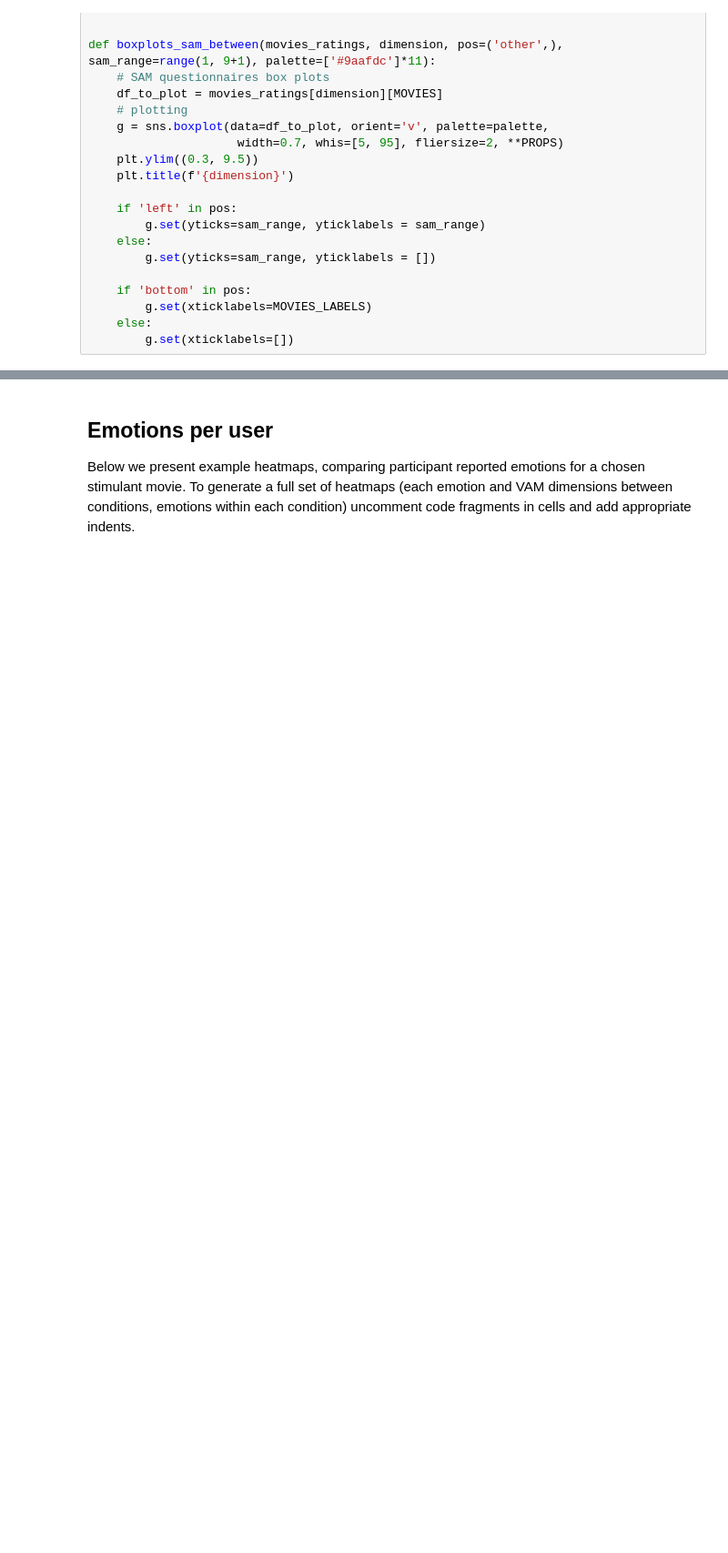
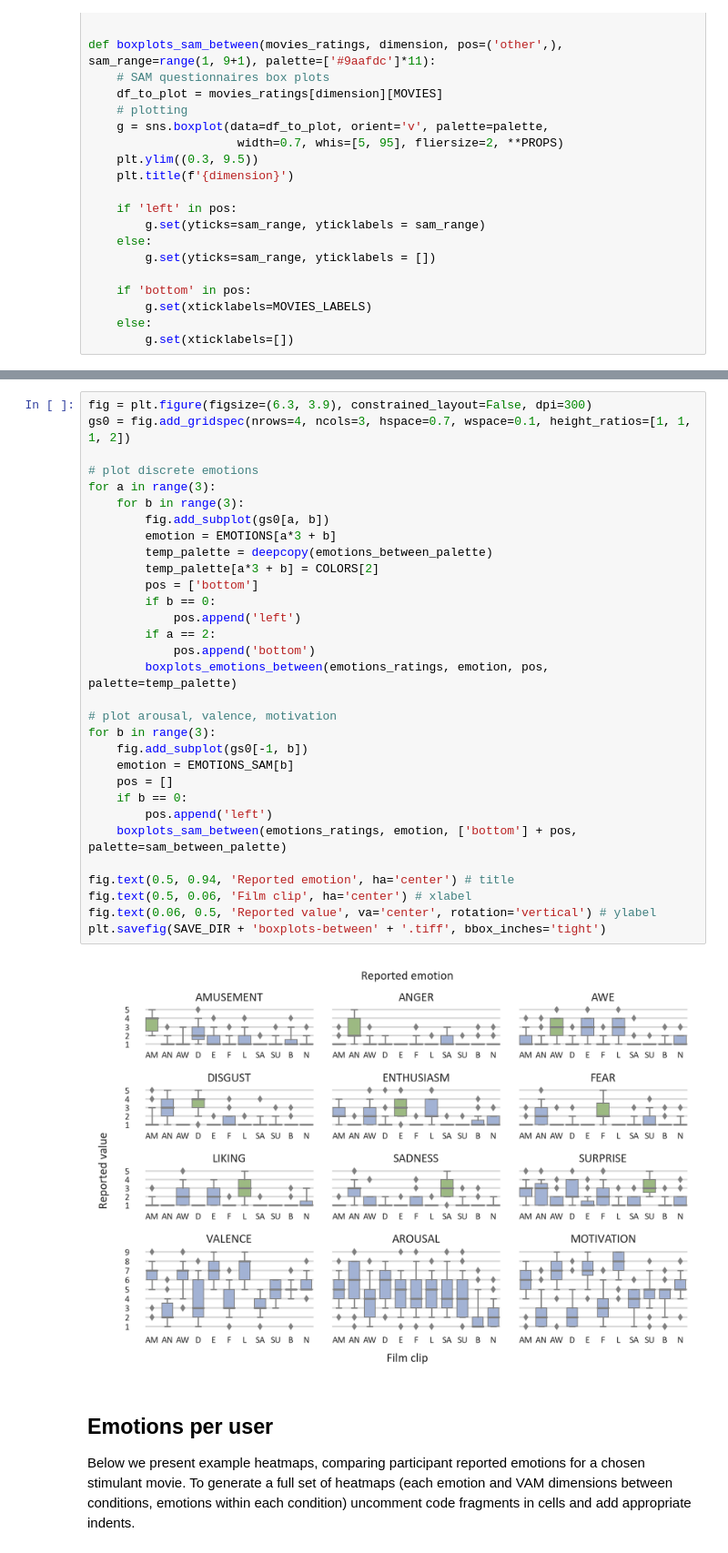
Before and after one commit to Emognition/Emognition-wearable-dataset-2020, a Jupyter notebook: questionnaires_analysis.ipynb, the cells around one changed output, grey strips where cells are left out. Shown at 91% size. Drawn from its saved outputs; the diff is of its cells as text; blank space fills up the shorter version.

```diff
--- a/questionnaires_analysis.ipynb
+++ b/questionnaires_analysis.ipynb
@@ -325,3 +323,36 @@ plt.savefig(SAVE_DIR + 'boxplots-sam-between', bbox_inches='tight')
+# %%
+fig = plt.figure(figsize=(6.3, 3.9), constrained_layout=False, dpi=300)
+gs0 = fig.add_gridspec(nrows=4, ncols=3, hspace=0.7, wspace=0.1, height_ratios=[1, 1, 1, 2])
+
+# plot discrete emotions
+for a in range(3):
+    for b in range(3):
+        fig.add_subplot(gs0[a, b])
+        emotion = EMOTIONS[a*3 + b]
+        temp_palette = deepcopy(emotions_between_palette)
+        temp_palette[a*3 + b] = COLORS[2]
+        pos = ['bottom']
+        if b == 0:
+            pos.append('left')
+        if a == 2:
+            pos.append('bottom')
+        boxplots_emotions_between(emotions_ratings, emotion, pos, palette=temp_palette)
+
+# plot arousal, valence, motivation
+for b in range(3):
+    fig.add_subplot(gs0[-1, b])
+    emotion = EMOTIONS_SAM[b]
+    pos = []
+    if b == 0:
+        pos.append('left')
+    boxplots_sam_between(emotions_ratings, emotion, ['bottom'] + pos, palette=sam_between_palette)
+
+fig.text(0.5, 0.94, 'Reported emotion', ha='center') # title
+fig.text(0.5, 0.06, 'Film clip', ha='center') # xlabel
+fig.text(0.06, 0.5, 'Reported value', va='center', rotation='vertical') # ylabel
+plt.savefig(SAVE_DIR + 'boxplots-between' + '.tiff', bbox_inches='tight')
+# %% [output]
+[figure, added]
 # %% [markdown]
 ## Emotions per user
 Below we present example heatmaps, comparing participant reported emotions for a chosen stimulant movie.
```
Also changed, not shown: parts of 13 cells of this notebook, 3 other files.
